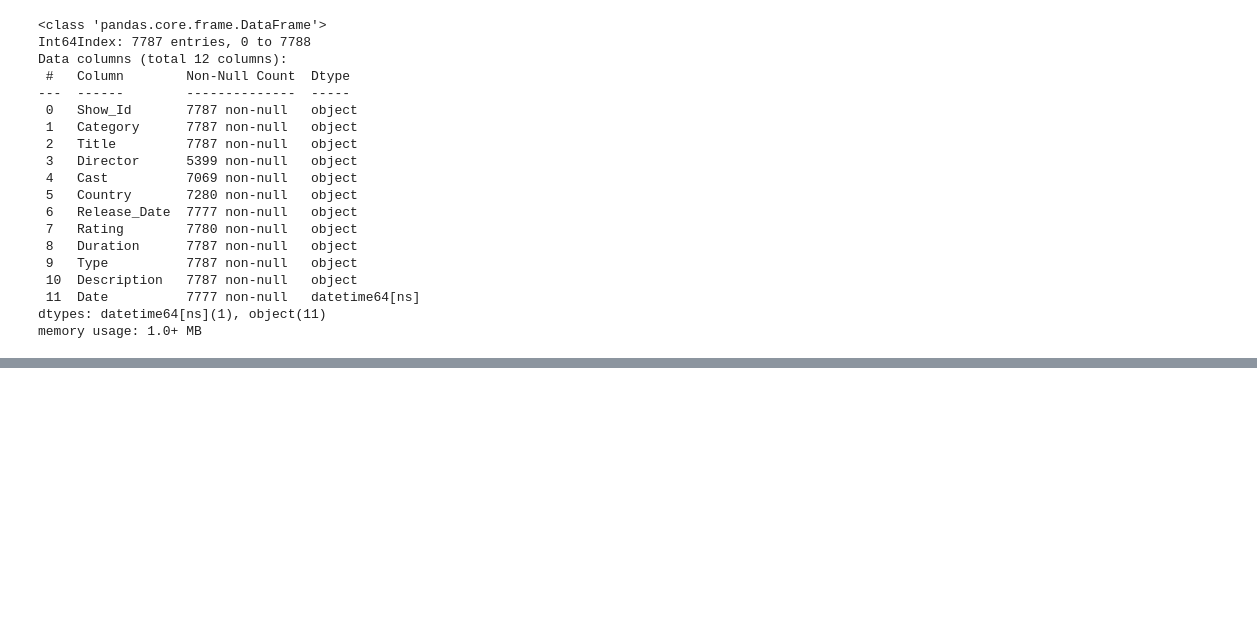
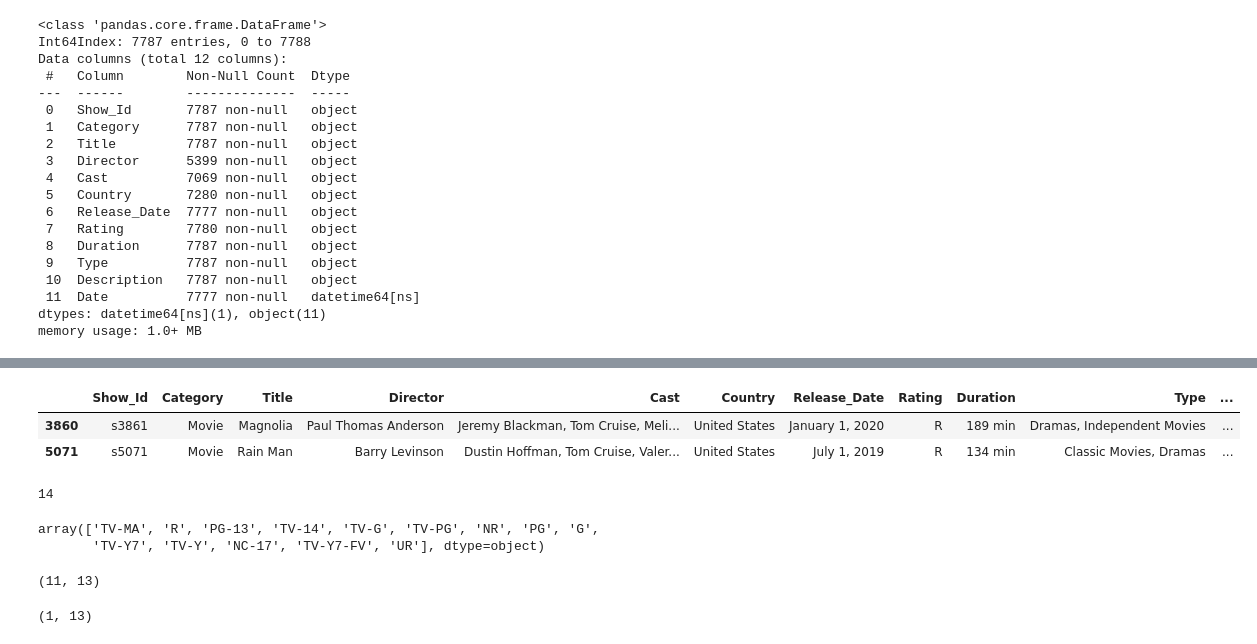
Before and after one commit to abdennourkhorchani/Netflix_dataset_analysis, a Jupyter notebook: netflix dataset analysis-checkpoint.ipynb, the cells around one changed output, grey strips where cells are left out. Cells and saved outputs as stored; diff of their text form; code cells hidden in the pictures; blank space fills up the shorter version.

```diff
--- a/netflix dataset analysis-checkpoint.ipynb
+++ b/netflix dataset analysis-checkpoint.ipynb
@@ -403,0 +439,3 @@ Name: Title, Length: 71, dtype: object
+# %%
+#deleting messing values
+new_df = df.dropna()
@@ -403,0 +465,26 @@ Name: Title, Length: 71, dtype: object
+# %%
+new_df[ (new_df['Cast'].str.contains('Tom Cruise'))]
+# %% [output]
+|  | Show_Id | Category | Title | Director | Cast | Country | Release_Date | Rating | Duration | Type | ... |
+| 3860 | s3861 | Movie | Magnolia | Paul Thomas Anderson | Jeremy Blackman, Tom Cruise, Meli... | United States | January 1, 2020 | R | 189 min | Dramas, Independent Movies | ... |
+| 5071 | s5071 | Movie | Rain Man | Barry Levinson | Dustin Hoffman, Tom Cruise, Valer... | United States | July 1, 2019 | R | 134 min | Classic Movies, Dramas | ... |
+# %%
+ #show different rating considered by Netflix
+new_df.Rating.nunique()
+# %% [output]
+14
+# %%
+new_df.Rating.unique()
+# %% [output]
+array(['TV-MA', 'R', 'PG-13', 'TV-14', 'TV-G', 'TV-PG', 'NR', 'PG', 'G',
+       'TV-Y7', 'TV-Y', 'NC-17', 'TV-Y7-FV', 'UR'], dtype=object)
+# %%
+#How many movie got 'TV_14' Rating in Canada
+df[(df['Category']=='Movie')&(df['Rating']=='TV-14')&(df['Country']=='Canada')].shape
+# %% [output]
+(11, 13)
+# %%
+#How many TV Show got 'R' Rating after 2018
+df[(df['Category']=='TV Show')&(df['Rating']=='R')&(df['year']>2018)].shape
+# %% [output]
+(1, 13)
```
Also changed, not shown: parts of 34 cells of this notebook.
